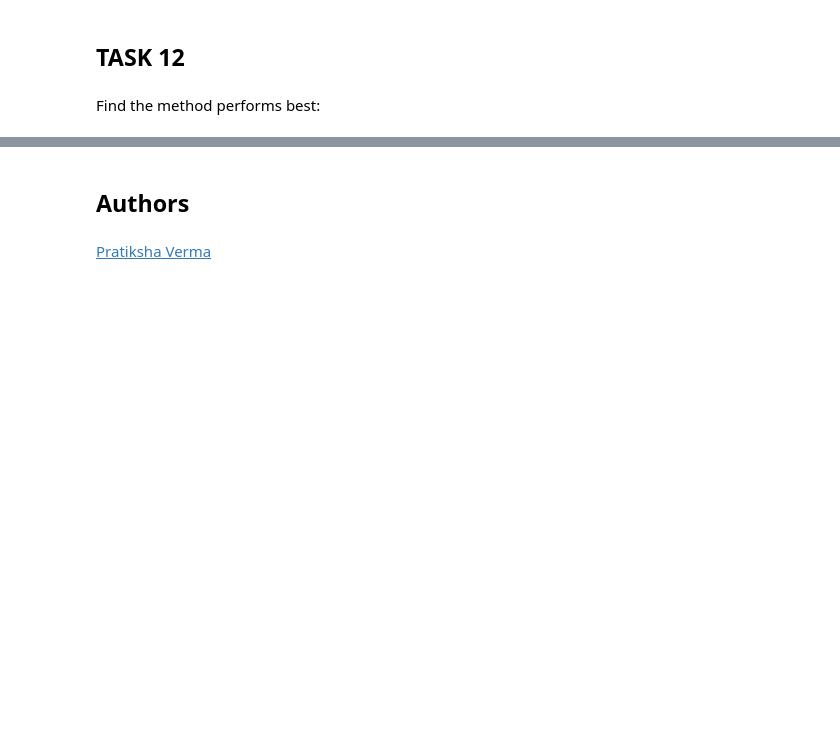
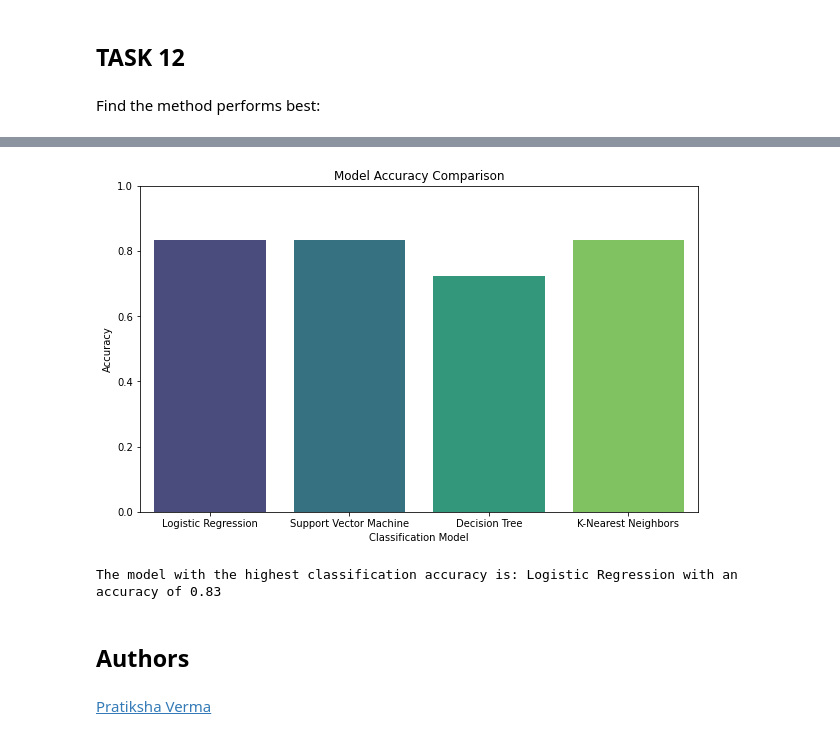
Before and after one commit to puneetsran/ibm_capstone, a Jupyter notebook: SpaceX-Machine-Learning-Prediction-Part-5-v1.ipynb, the cells around one changed output, grey strips where cells are left out. Cells and saved outputs as stored; diff of their text form; code cells hidden in the pictures; blank space fills up the shorter version.

```diff
--- a/SpaceX-Machine-Learning-Prediction-Part-5-v1.ipynb
+++ b/SpaceX-Machine-Learning-Prediction-Part-5-v1.ipynb
@@ -373,3 +373,28 @@ Best Performing Method: Decision Tree
+# %%
+# Dictionary to store model names and their accuracies
+model_accuracies = {
+    'Logistic Regression': accuracy_lr,
+    'Support Vector Machine': accuracy_svm,
+    'Decision Tree': accuracy_tree,
+    'K-Nearest Neighbors': accuracy_knn
+}
+
+# Create a bar chart for model accuracies
+plt.figure(figsize=(10, 6))
+sns.barplot(x=list(model_accuracies.keys()), y=list(model_accuracies.values()), palette="viridis")
+plt.title("Model Accuracy Comparison")
+plt.xlabel("Classification Model")
+plt.ylabel("Accuracy")
+plt.ylim(0, 1)
+# plt.xticks(rotation=45)
+plt.show()
+
+# Find and print the model with the highest accuracy
+best_model = max(model_accuracies, key=model_accuracies.get)
+print(f"The model with the highest classification accuracy is: {best_model} with an accuracy of {model_accuracies[best_model]:.2f}")
+# %% [output]
+[figure, added]
+The model with the highest classification accuracy is: Logistic Regression with an accuracy of 0.83
 # %% [markdown]
 ## Authors
 # %% [markdown]
```
Also changed, not shown: parts of 6 cells of this notebook.
